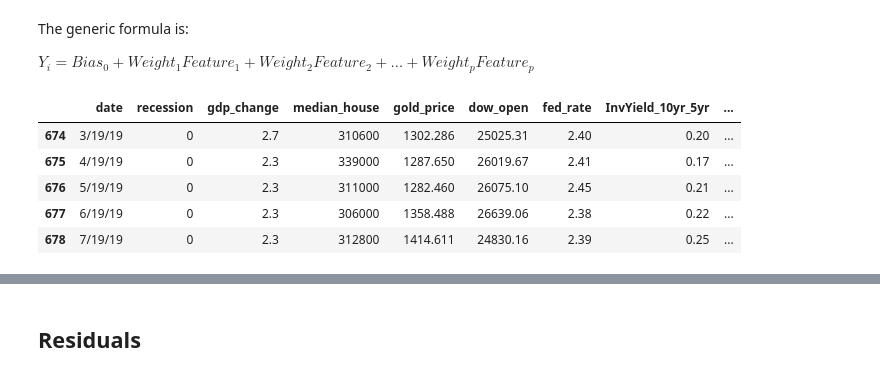
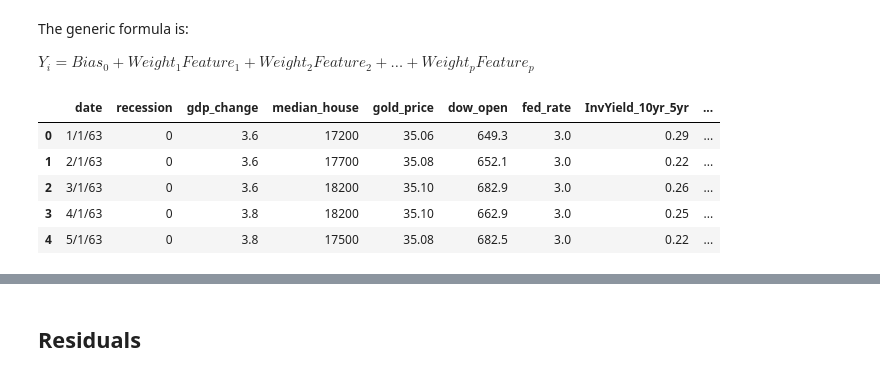
Before and after one commit to grean1010/EconomicPredictions, a Jupyter notebook: MachineLearningProj_Nunoo/2.Ins_Multiple_Linear_Regression_Sklearn.ipynb, the cells around one changed output, grey strips where cells are left out. Saved outputs shown, nothing was run; the diff lists cells and outputs as text; code cells hidden in the pictures.

```diff
--- a/MachineLearningProj_Nunoo/2.Ins_Multiple_Linear_Regression_Sklearn.ipynb
+++ b/MachineLearningProj_Nunoo/2.Ins_Multiple_Linear_Regression_Sklearn.ipynb
@@ -26,17 +28,17 @@ $Y_i = Bias_0 + Weight_1 Feature_1 + Weight_2 Feature_2 + \ldots + Weight_p Feat
 # %%
 # Store filepath in a variable
 myData = "data/Combined_Data_Base_PN.csv"
 myData_df = pd.read_csv(myData, encoding="ISO-8859-1")
 #myData_df.dtypes
-#myData_df.head()
-myData_df.tail()
+myData_df.head()
+#myData_df.tail()
 # %% [output]
 |  | date | recession | gdp_change | median_house | gold_price | dow_open | fed_rate | InvYield_10yr_5yr | ... |
-| 674 | 3/19/19 | 0 | 2.7 | 310600 | 1302.286 | 25025.31 | 2.40 | 0.20 | ... |
-| 675 | 4/19/19 | 0 | 2.3 | 339000 | 1287.650 | 26019.67 | 2.41 | 0.17 | ... |
-| 676 | 5/19/19 | 0 | 2.3 | 311000 | 1282.460 | 26075.10 | 2.45 | 0.21 | ... |
-| 677 | 6/19/19 | 0 | 2.3 | 306000 | 1358.488 | 26639.06 | 2.38 | 0.22 | ... |
-| 678 | 7/19/19 | 0 | 2.3 | 312800 | 1414.611 | 24830.16 | 2.39 | 0.25 | ... |
+| 0 | 1/1/63 | 0 | 3.6 | 17200 | 35.06 | 649.3 | 3.0 | 0.29 | ... |
+| 1 | 2/1/63 | 0 | 3.6 | 17700 | 35.08 | 652.1 | 3.0 | 0.22 | ... |
+| 2 | 3/1/63 | 0 | 3.6 | 18200 | 35.10 | 682.9 | 3.0 | 0.26 | ... |
+| 3 | 4/1/63 | 0 | 3.8 | 18200 | 35.10 | 662.9 | 3.0 | 0.25 | ... |
+| 4 | 5/1/63 | 0 | 3.8 | 17500 | 35.08 | 682.5 | 3.0 | 0.22 | ... |
 # %%
 cols= ['median_house','gold_price','dow_open','fed_rate','InvYield_10yr_5yr','unemp_rate','cpi','earnings_chg',
        'inflation','housing_starts']
```
Also changed, not shown: parts of 12 cells of this notebook, 7 other files.
